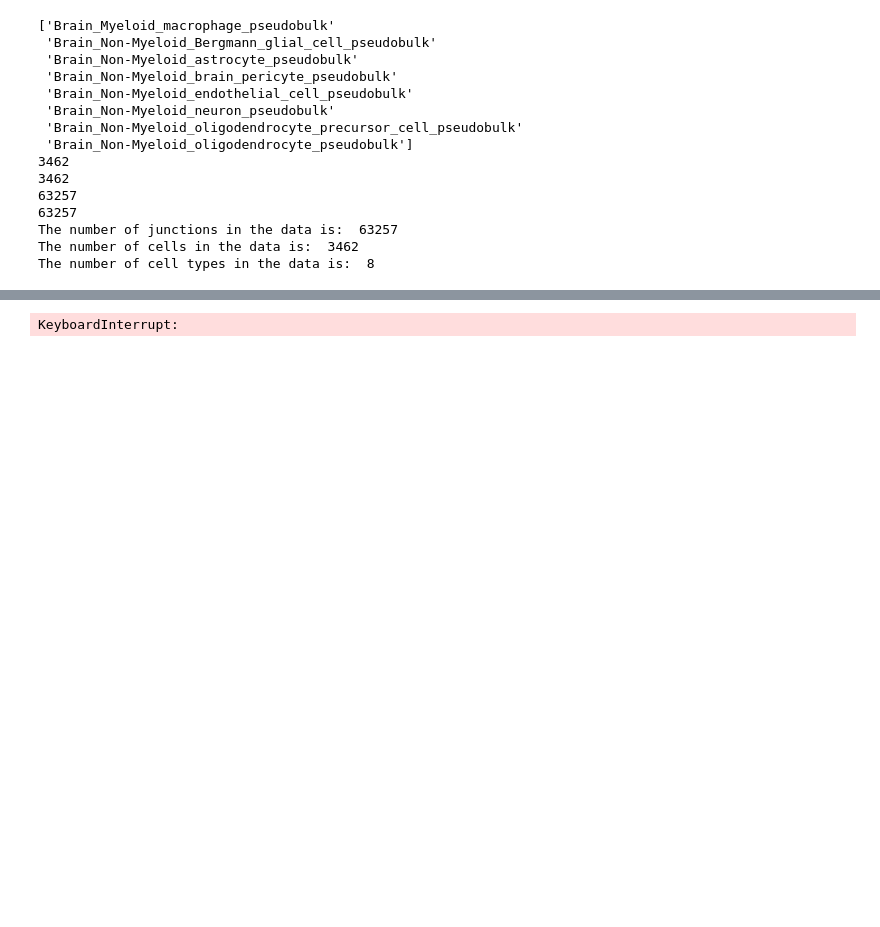
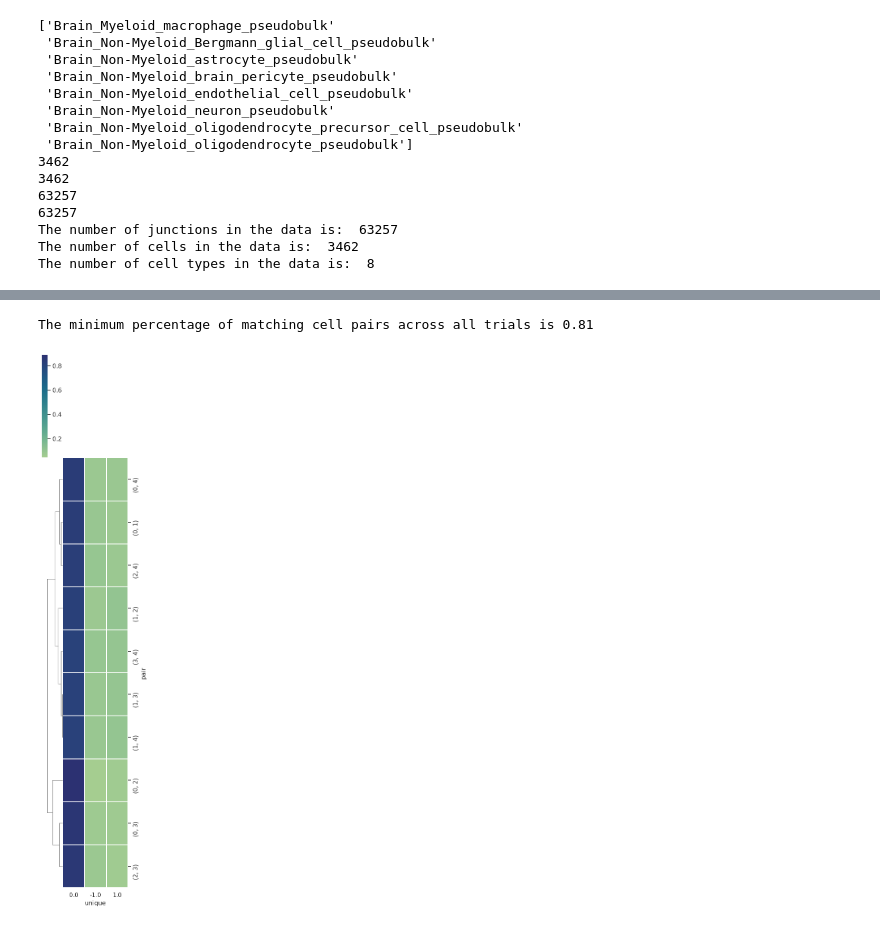
Before and after one commit to daklab/LeafletSC, a Jupyter notebook: src/beta-binomial-lda/run_mixture_model_SSmouse.ipynb, the cells around one changed output, grey strips where cells are left out. Cells and saved outputs as stored; diff of their text form; code cells hidden in the pictures; blank space fills up the shorter version.

```diff
--- a/src/beta-binomial-lda/run_mixture_model_SSmouse.ipynb
+++ b/src/beta-binomial-lda/run_mixture_model_SSmouse.ipynb
@@ -15,6 +15,8 @@ from plotnine import ggplot, geom_point, aes, stat_smooth, facet_wrap, geom_viol
 import plotnine
 from tqdm import tqdm
 plotnine.options.figure_size = (4, 4)
+import seaborn as sns
+sns.set_theme(style="whitegrid")
 # %% [markdown]
 ### Settings and Load data
 # %%
@@ -63,9 +65,9 @@ The number of junctions in the data is:  63257
 The number of cells in the data is:  3462
 The number of cell types in the data is:  8
 # %%
-num_trials = 2 # should also be an argument that gets fed in
-num_iters = 30 # should also be an argument that gets fed in
-K = 5
+num_trials = 5 # should also be an argument that gets fed in
+num_iters = 100 # should also be an argument that gets fed in
+K = 8
 
 # loop over the number of trials (for now just testing using one trial but in general need to evaluate how performance is affected by number of trials)
 reload(betabinomo_mix_singlecells)
@@ -166,17 +131,0 @@ KeyboardInterrupt:
-# %%
-# 3462 unique cells in the concatenated_df
-results = list()
-
-for cell in tqdm(concatenated_df.cell_id.unique()):
-    # get all pairs from all_cell_pairs that begin with cell
-    cell_pairs = [pair for pair in all_cell_pairs if pair[0] == cell]
-    # for each subpair in cell_pairs, check if they get assigned together across iterations in concatenated_df
-    for subpair in cell_pairs:
-        # get data
-        test=concatenated_df[concatenated_df["cell_id"].isin([subpair[0], subpair[1]])].groupby(["iteration"]).cluster_id.unique()
-        # check if in both iterations, the length is 1 (that means they are in the same cluster)
-        res = test.apply(lambda x: len(x) == 1).unique()
-        # append subpair and res to a list
-        results.append((subpair, res))
-# %% [output]
-KeyboardInterrupt:
@@ -182,0 +151,39 @@ KeyboardInterrupt:
+# %%
+# get all pairs of num_trials
+import itertools
+all_pairs = list(itertools.combinations(range(num_trials), 2))
+# Create an empty list to store DataFrames from each iteration
+dfs_list = []
+
+for pair in tqdm(all_pairs):
+    ## assess similarity between iterations
+    x = (all_iters_results[pair[0]] - all_iters_results[pair[1]])
+    unique, counts = np.unique(x, return_counts=True)
+    # turn unique, counts into dataframe
+    df = pd.DataFrame({'unique': unique, 'counts': counts})
+    # get percentage for counts
+    df['percentage'] = df['counts']/df['counts'].sum()
+    df["pair"] = str(pair)
+    dfs_list.append(df)
+
+# Concatenate all the DataFrames into a single DataFrame
+concatenated_iters_comp = pd.concat(dfs_list, ignore_index=True)
+# %%
+concatenated_iters_comp = concatenated_iters_comp[["unique", "pair", "percentage"]]
+
+# turn into wide format for plotting heatmap
+concatenated_iters_comp_wide = concatenated_iters_comp.pivot(index='pair', columns='unique', values='percentage')
+# %%
+concatenated_iters_comp.sort_values(by=['percentage'], inplace=True, ascending=False)
+
+print(f"The minimum percentage of matching cell pairs across all trials is {concatenated_iters_comp[concatenated_iters_comp['unique'] == 0]['percentage'].min().round(2)}")
+# %% [output]
+The minimum percentage of matching cell pairs across all trials is 0.81
+# %%
+#concatenated_iters_comp
+
+# use seaborn to plot the results, x-axis can be the pair and y-axis can be the value in the unique column
+g = sns.clustermap(concatenated_iters_comp_wide, cmap="crest", linewidth=.1, figsize=(3, 15), yticklabels=1)
+g.ax_col_dendrogram.remove()
+# %% [output]
+[figure, added]
```
Also changed, not shown: parts of 26 cells of this notebook, 6 other files.
